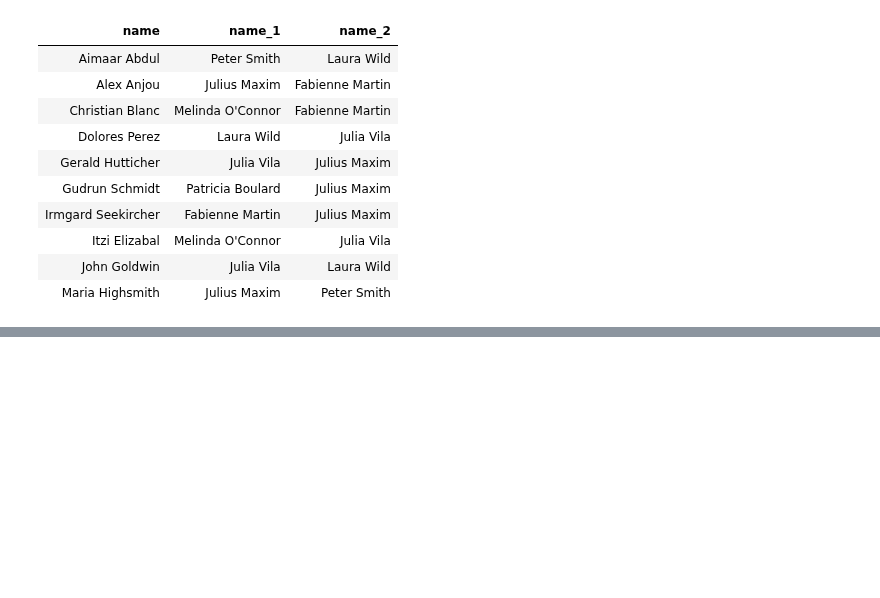
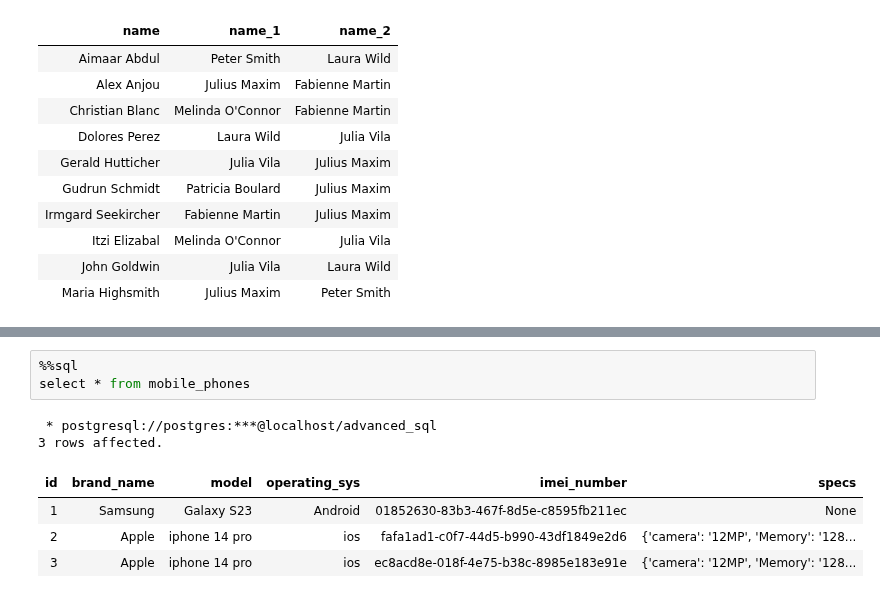
Before and after one commit to fbw-p22-e3-assignments/live-code, a Jupyter notebook: database/ADVANCED_SQL/advanced_sql.ipynb, the cells around one changed output, grey strips where cells are left out. Saved outputs shown, nothing was run; the diff lists cells and outputs as text; blank space fills up the shorter version.

```diff
--- a/database/ADVANCED_SQL/advanced_sql.ipynb
+++ b/database/ADVANCED_SQL/advanced_sql.ipynb
@@ -600,0 +884,10 @@ order by s.name
+# %%
+%%sql
+select * from mobile_phones
+# %% [output]
+ * postgresql://postgres:***@localhost/advanced_sql
+3 rows affected.
+| id | brand_name | model | operating_sys | imei_number | specs |
+| 1 | Samsung | Galaxy S23 | Android | 01852630-83b3-467f-8d5e-c8595fb211ec | None |
+| 2 | Apple | iphone 14 pro | ios | fafa1ad1-c0f7-44d5-b990-43df1849e2d6 | {'camera': '12MP', 'Memory': '128... |
+| 3 | Apple | iphone 14 pro | ios | ec8acd8e-018f-4e75-b38c-8985e183e91e | {'camera': '12MP', 'Memory': '128... |
```
Also changed, not shown: parts of 67 cells of this notebook, 1 other file.
